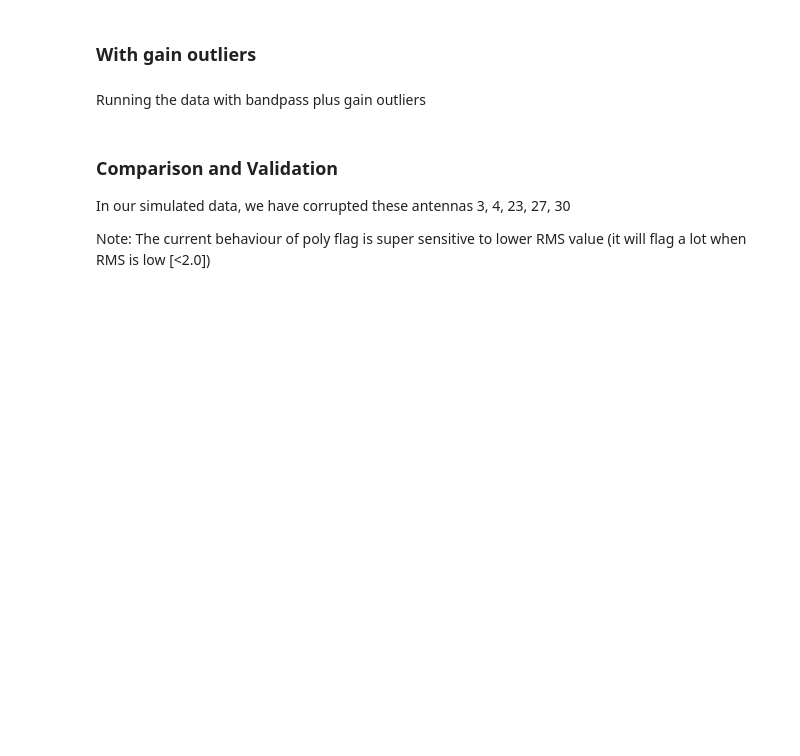
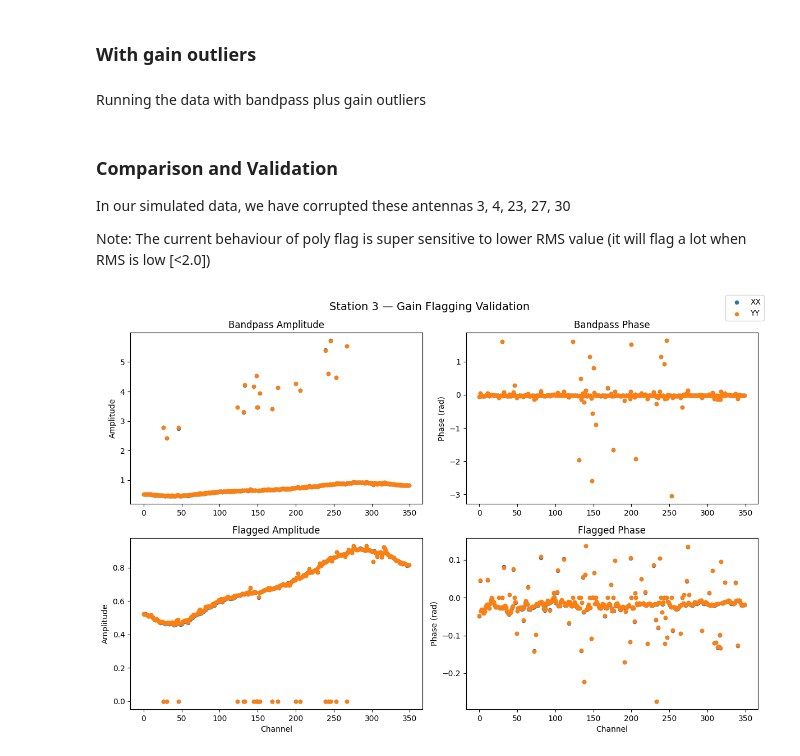
Before and after one commit to jlima91/ska-sdp-instrumental-calibration, a Jupyter notebook: notebooks/validations/validate_flag_gain.ipynb, the cells around one changed output. Saved outputs shown, nothing was run; the diff lists cells and outputs as text; code cells hidden in the pictures; blank space fills up the shorter version.

```diff
--- a/notebooks/validations/validate_flag_gain.ipynb
+++ b/notebooks/validations/validate_flag_gain.ipynb
@@ -189,3 +189,7 @@ def plot_gain_comparison(bandpass_sol, flagged_sol, station):
     plt.tight_layout()
     plt.show()
     plt.close(fig)
+# %%
+plot_gain_comparison(bpp_gt,fg_gt, 3)
+# %% [output]
+[figure, added]
```
Also changed, not shown: parts of 1 cell of this notebook.
